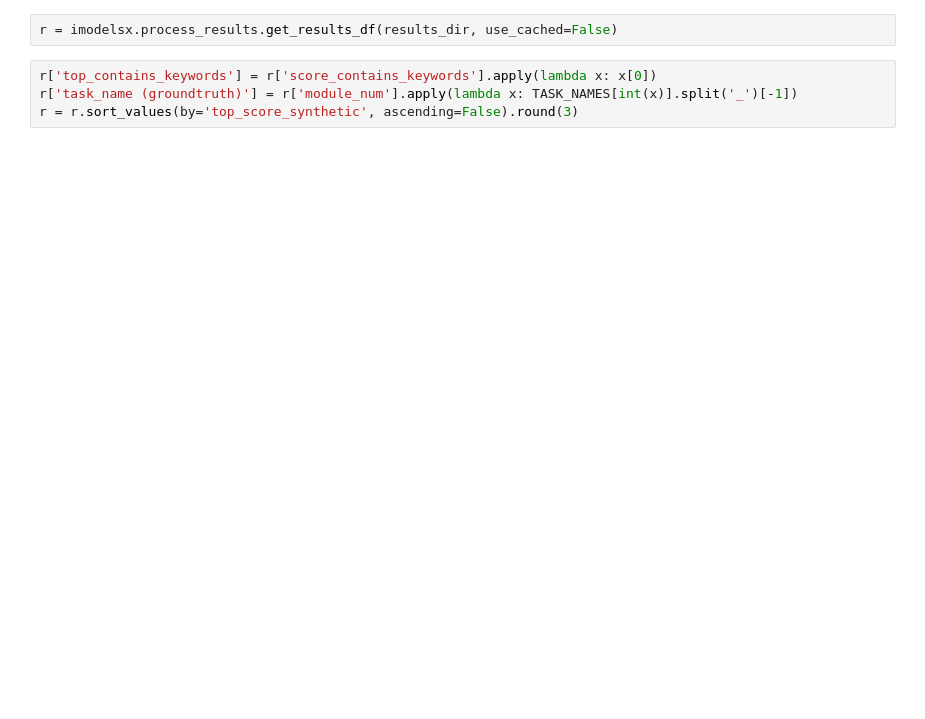
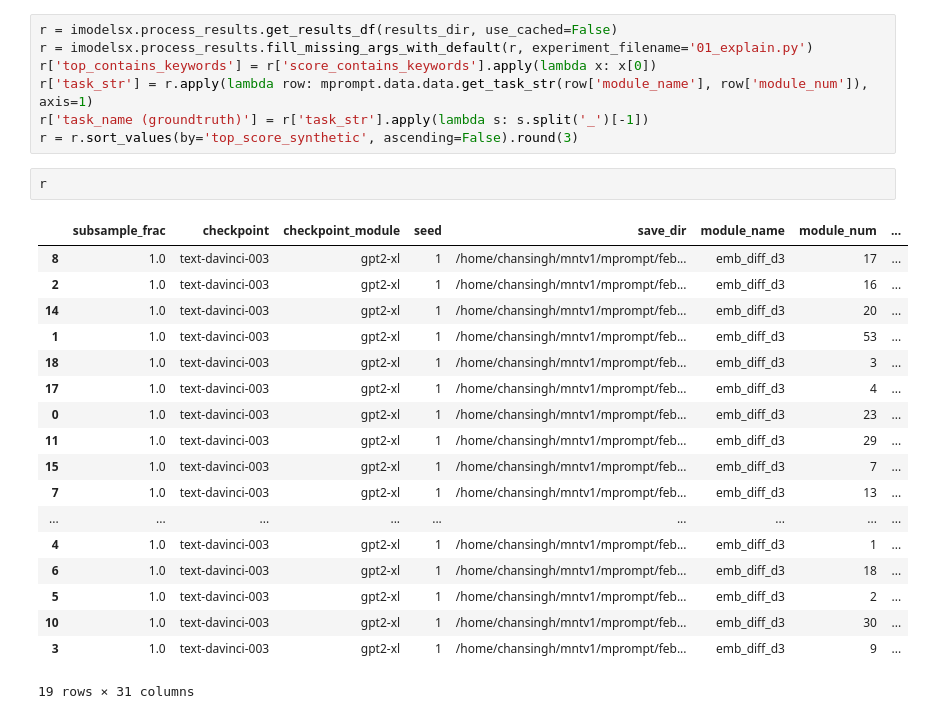
Before and after one commit to microsoft/automated-explanations, a Jupyter notebook: notebooks/02_synthetic.ipynb, the cells around one changed output. Drawn from its saved outputs; the diff is of its cells as text; blank space fills up the shorter version.

```diff
--- a/notebooks/02_synthetic.ipynb
+++ b/notebooks/02_synthetic.ipynb
@@ -22,6 +20,28 @@ The autoreload extension is already loaded. To reload it, use:
-# %%
-r = imodelsx.process_results.get_results_df(results_dir, use_cached=False)
 # %%
+r = imodelsx.process_results.get_results_df(results_dir, use_cached=False)
+r = imodelsx.process_results.fill_missing_args_with_default(r, experiment_filename='01_explain.py')
 r['top_contains_keywords'] = r['score_contains_keywords'].apply(lambda x: x[0])
-r['task_name (groundtruth)'] = r['module_num'].apply(lambda x: TASK_NAMES[int(x)].split('_')[-1])
+r['task_str'] = r.apply(lambda row: mprompt.data.data.get_task_str(row['module_name'], row['module_num']), axis=1)
+r['task_name (groundtruth)'] = r['task_str'].apply(lambda s: s.split('_')[-1])
 r = r.sort_values(by='top_score_synthetic', ascending=False).round(3)
+# %%
+r
+# %% [output]
+|  | subsample_frac | checkpoint | checkpoint_module | seed | save_dir | module_name | module_num | ... |
+| 8 | 1.0 | text-davinci-003 | gpt2-xl | 1 | /home/chansingh/mntv1/mprompt/feb... | emb_diff_d3 | 17 | ... |
+| 2 | 1.0 | text-davinci-003 | gpt2-xl | 1 | /home/chansingh/mntv1/mprompt/feb... | emb_diff_d3 | 16 | ... |
+| 14 | 1.0 | text-davinci-003 | gpt2-xl | 1 | /home/chansingh/mntv1/mprompt/feb... | emb_diff_d3 | 20 | ... |
+| 1 | 1.0 | text-davinci-003 | gpt2-xl | 1 | /home/chansingh/mntv1/mprompt/feb... | emb_diff_d3 | 53 | ... |
+| 18 | 1.0 | text-davinci-003 | gpt2-xl | 1 | /home/chansingh/mntv1/mprompt/feb... | emb_diff_d3 | 3 | ... |
+| 17 | 1.0 | text-davinci-003 | gpt2-xl | 1 | /home/chansingh/mntv1/mprompt/feb... | emb_diff_d3 | 4 | ... |
+| 0 | 1.0 | text-davinci-003 | gpt2-xl | 1 | /home/chansingh/mntv1/mprompt/feb... | emb_diff_d3 | 23 | ... |
+| 11 | 1.0 | text-davinci-003 | gpt2-xl | 1 | /home/chansingh/mntv1/mprompt/feb... | emb_diff_d3 | 29 | ... |
+| 15 | 1.0 | text-davinci-003 | gpt2-xl | 1 | /home/chansingh/mntv1/mprompt/feb... | emb_diff_d3 | 7 | ... |
+| 7 | 1.0 | text-davinci-003 | gpt2-xl | 1 | /home/chansingh/mntv1/mprompt/feb... | emb_diff_d3 | 13 | ... |
+| ... | ... | ... | ... | ... | ... | ... | ... | ... |
+| 4 | 1.0 | text-davinci-003 | gpt2-xl | 1 | /home/chansingh/mntv1/mprompt/feb... | emb_diff_d3 | 1 | ... |
+| 6 | 1.0 | text-davinci-003 | gpt2-xl | 1 | /home/chansingh/mntv1/mprompt/feb... | emb_diff_d3 | 18 | ... |
+| 5 | 1.0 | text-davinci-003 | gpt2-xl | 1 | /home/chansingh/mntv1/mprompt/feb... | emb_diff_d3 | 2 | ... |
+| 10 | 1.0 | text-davinci-003 | gpt2-xl | 1 | /home/chansingh/mntv1/mprompt/feb... | emb_diff_d3 | 30 | ... |
+| 3 | 1.0 | text-davinci-003 | gpt2-xl | 1 | /home/chansingh/mntv1/mprompt/feb... | emb_diff_d3 | 9 | ... |
+19 rows × 31 columns
```
Also changed, not shown: parts of 7 cells of this notebook, 4 other files.
